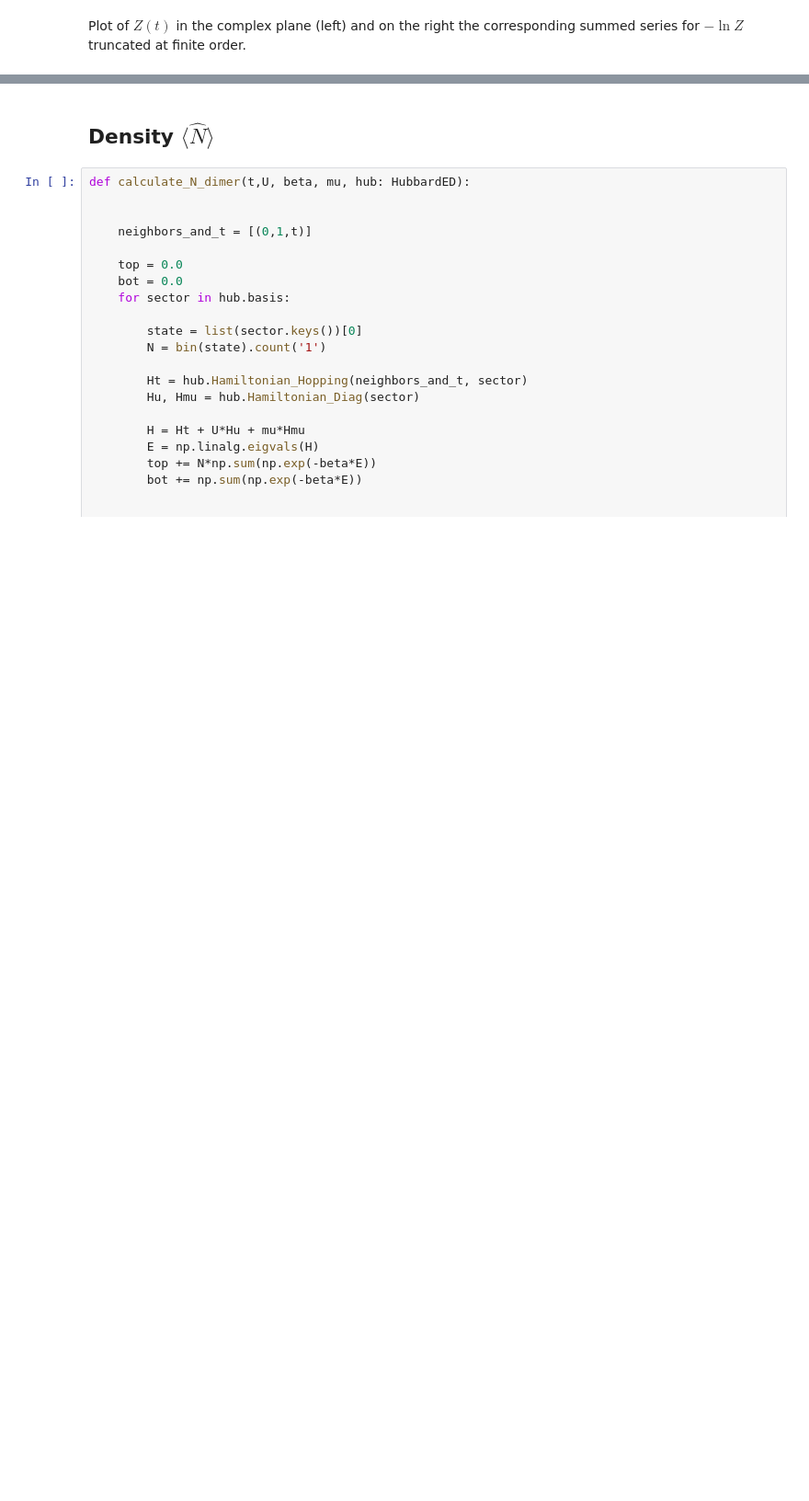
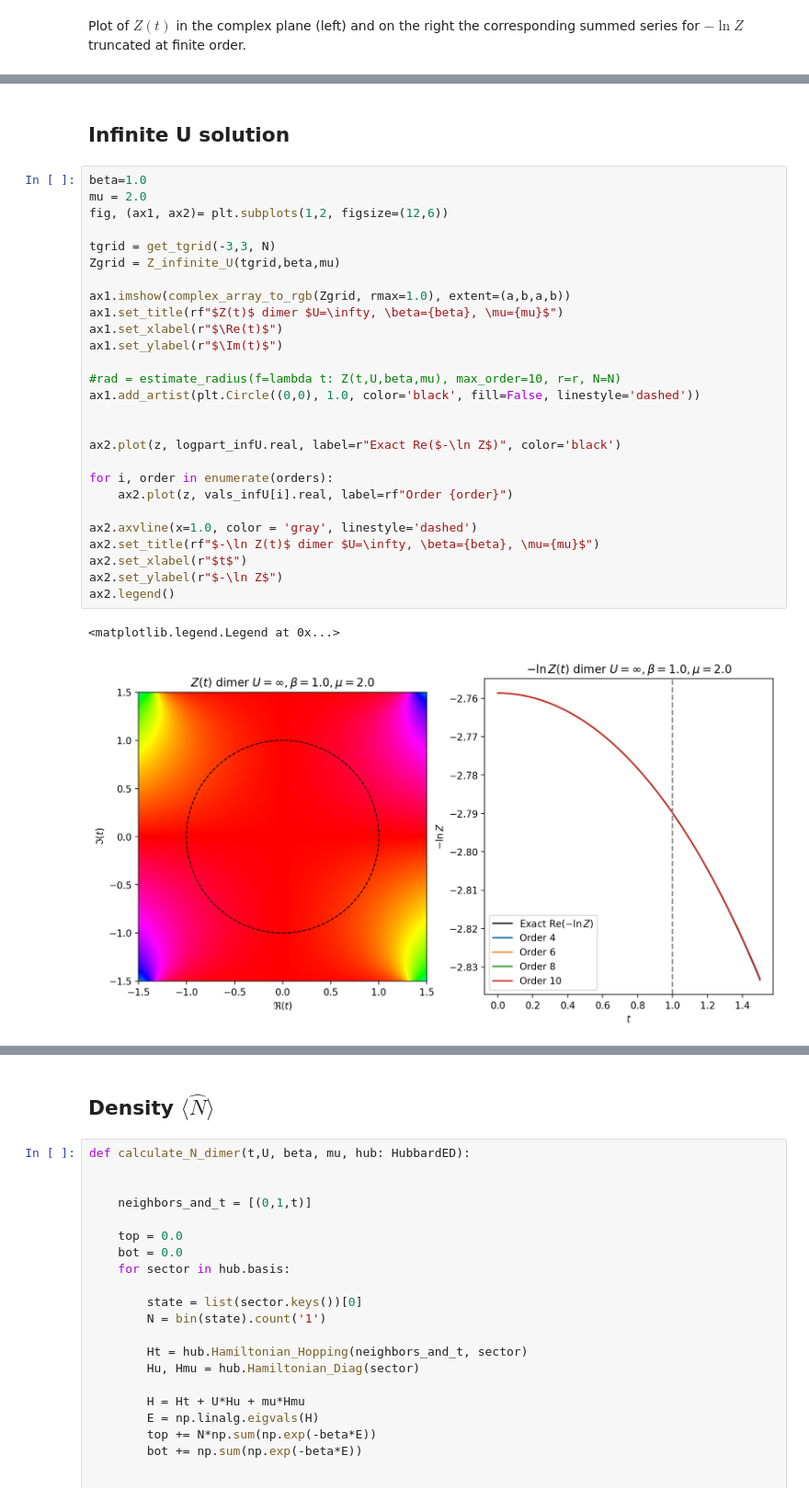
Before and after one commit to louishrm/strong_coupling_expansion, a Jupyter notebook: analytical/results_dimer.ipynb, the cells around one changed output, grey strips where cells are left out. Shown at 92% size. Drawn from its saved outputs; the diff is of its cells as text; blank space fills up the shorter version.

```diff
--- a/analytical/results_dimer.ipynb
+++ b/analytical/results_dimer.ipynb
@@ -92,0 +129,32 @@ ax2.legend()
+# %% [markdown]
+## Infinite U solution
+# %%
+beta=1.0
+mu = 2.0
+fig, (ax1, ax2)= plt.subplots(1,2, figsize=(12,6))
+
+tgrid = get_tgrid(-3,3, N)
+Zgrid = Z_infinite_U(tgrid,beta,mu)
+
+ax1.imshow(complex_array_to_rgb(Zgrid, rmax=1.0), extent=(a,b,a,b))
+ax1.set_title(rf"$Z(t)$ dimer $U=\infty, \beta={beta}, \mu={mu}$")
+ax1.set_xlabel(r"$\Re(t)$")
+ax1.set_ylabel(r"$\Im(t)$")
+
+#rad = estimate_radius(f=lambda t: Z(t,U,beta,mu), max_order=10, r=r, N=N)
+ax1.add_artist(plt.Circle((0,0), 1.0, color='black', fill=False, linestyle='dashed'))
+
+
+ax2.plot(z, logpart_infU.real, label=r"Exact Re($-\ln Z$)", color='black')
+
+for i, order in enumerate(orders):
+    ax2.plot(z, vals_infU[i].real, label=rf"Order {order}")
+
+ax2.axvline(x=1.0, color = 'gray', linestyle='dashed')
+ax2.set_title(rf"$-\ln Z(t)$ dimer $U=\infty, \beta={beta}, \mu={mu}$")
+ax2.set_xlabel(r"$t$")
+ax2.set_ylabel(r"$-\ln Z$")
+ax2.legend()
+# %% [output]
+<matplotlib.legend.Legend at 0x...>
+[figure, added]
```
Also changed, not shown: parts of 9 cells of this notebook, 3 other files.
